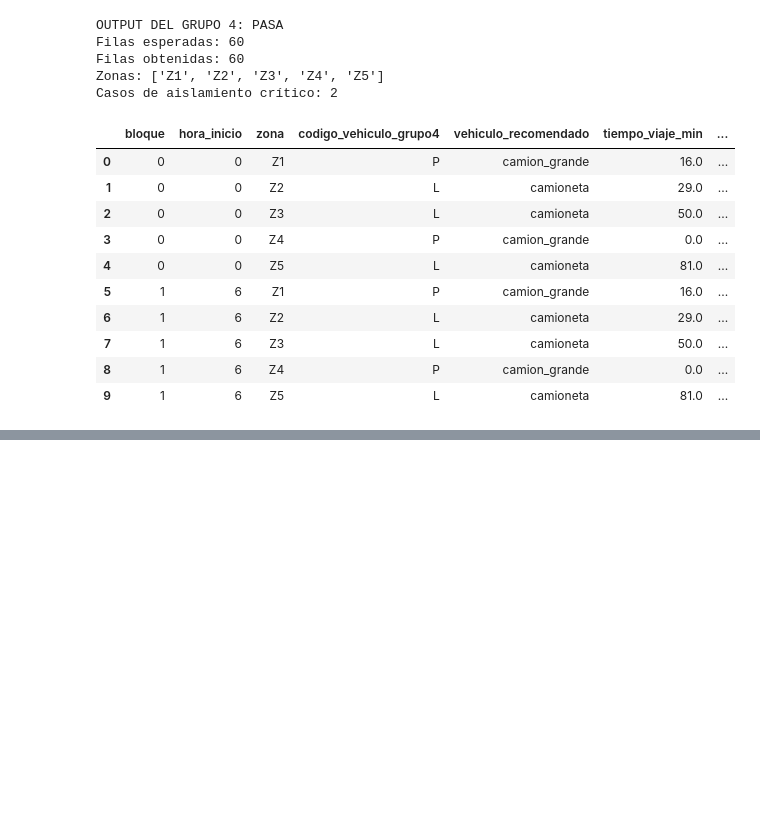
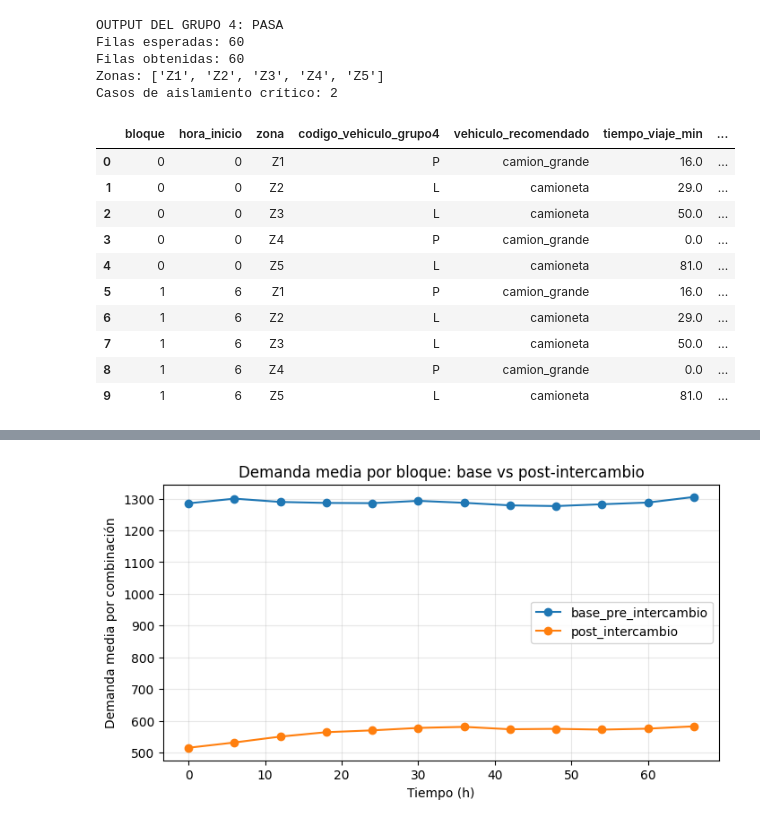
Before and after one commit to Isabella1911/MS-Examen-Practico-grupo-3, a Jupyter notebook: grupo3_cadena_suministro.ipynb, the cells around one changed output, grey strips where cells are left out. Saved outputs shown, nothing was run; the diff lists cells and outputs as text; code cells hidden in the pictures; blank space fills up the shorter version.

```diff
--- a/grupo3_cadena_suministro.ipynb
+++ b/grupo3_cadena_suministro.ipynb
@@ -6367,0 +8481,80 @@ Capacidades modificadas: 0
+# %%
+demanda_por_bloque = (
+    pd.concat(
+        [
+            resultados_base.assign(escenario_comparado="base_pre_intercambio"),
+            resultados_intercambio.assign(
+                escenario_comparado="post_intercambio"
+            ),
+        ]
+    )
+    .groupby(["escenario_comparado", "bloque", "tiempo_h"], as_index=False)[
+        "demanda"
+    ]
+    .mean()
+)
+
+fig_demanda_comparada, ax_demanda_comparada = plt.subplots(figsize=(8, 4))
+
+for etiqueta, grupo in demanda_por_bloque.groupby("escenario_comparado"):
+    ax_demanda_comparada.plot(
+        grupo["tiempo_h"],
+        grupo["demanda"],
+        marker="o",
+        label=etiqueta,
+    )
+
+ax_demanda_comparada.set_title(
+    "Demanda media por bloque: base vs post-intercambio"
+)
+ax_demanda_comparada.set_xlabel("Tiempo (h)")
+ax_demanda_comparada.set_ylabel("Demanda media por combinación")
+ax_demanda_comparada.legend()
+ax_demanda_comparada.grid(alpha=0.3)
+
+fig_deficit_comparado, ax_deficit_comparado = plt.subplots(figsize=(8, 4))
+
+deficit_pivote_comparado = (
+    tabla_deficit_comparado
+    .pivot(
+        index="zona",
+        columns="suministro",
+        values="variacion_deficit_medio",
+    )
+    .reindex(ZONAS_ESPERADAS)
+)
+
+deficit_pivote_comparado.plot(
+    kind="bar",
+    ax=ax_deficit_comparado,
+)
+
+ax_deficit_comparado.set_title(
+    "Variación del déficit medio tras el intercambio"
+)
+ax_deficit_comparado.set_xlabel("Zona")
+ax_deficit_comparado.set_ylabel("Déficit post-intercambio − base")
+ax_deficit_comparado.axhline(0, linewidth=1)
+ax_deficit_comparado.grid(alpha=0.3)
+
+fig_accesibilidad, ax_accesibilidad = plt.subplots(figsize=(8, 4))
+
+for zona, grupo in accesibilidad_grupo4.groupby("zona"):
+    ax_accesibilidad.plot(
+        grupo["hora_inicio"],
+        grupo["indice_aislamiento"],
+        marker="o",
+        label=zona,
+    )
+
+ax_accesibilidad.set_title(
+    "Índice de accesibilidad reportado por el Grupo 4"
+)
+ax_accesibilidad.set_xlabel("Tiempo (h)")
+ax_accesibilidad.set_ylabel("Índice medio")
+ax_accesibilidad.legend()
+ax_accesibilidad.grid(alpha=0.3)
+
+plt.show()
+# %% [output]
+[figure, added]
```
Also changed, not shown: parts of 27 cells of this notebook.
